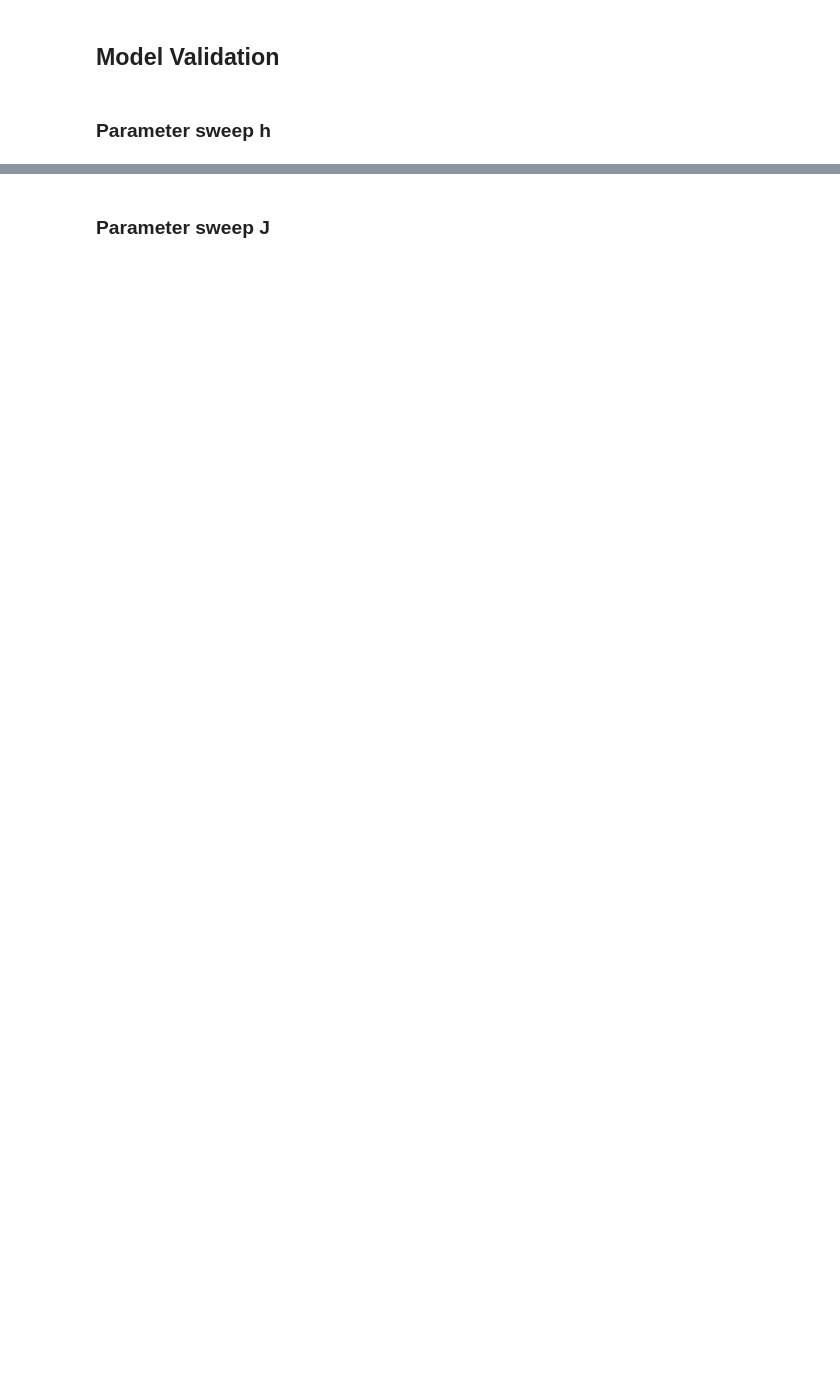
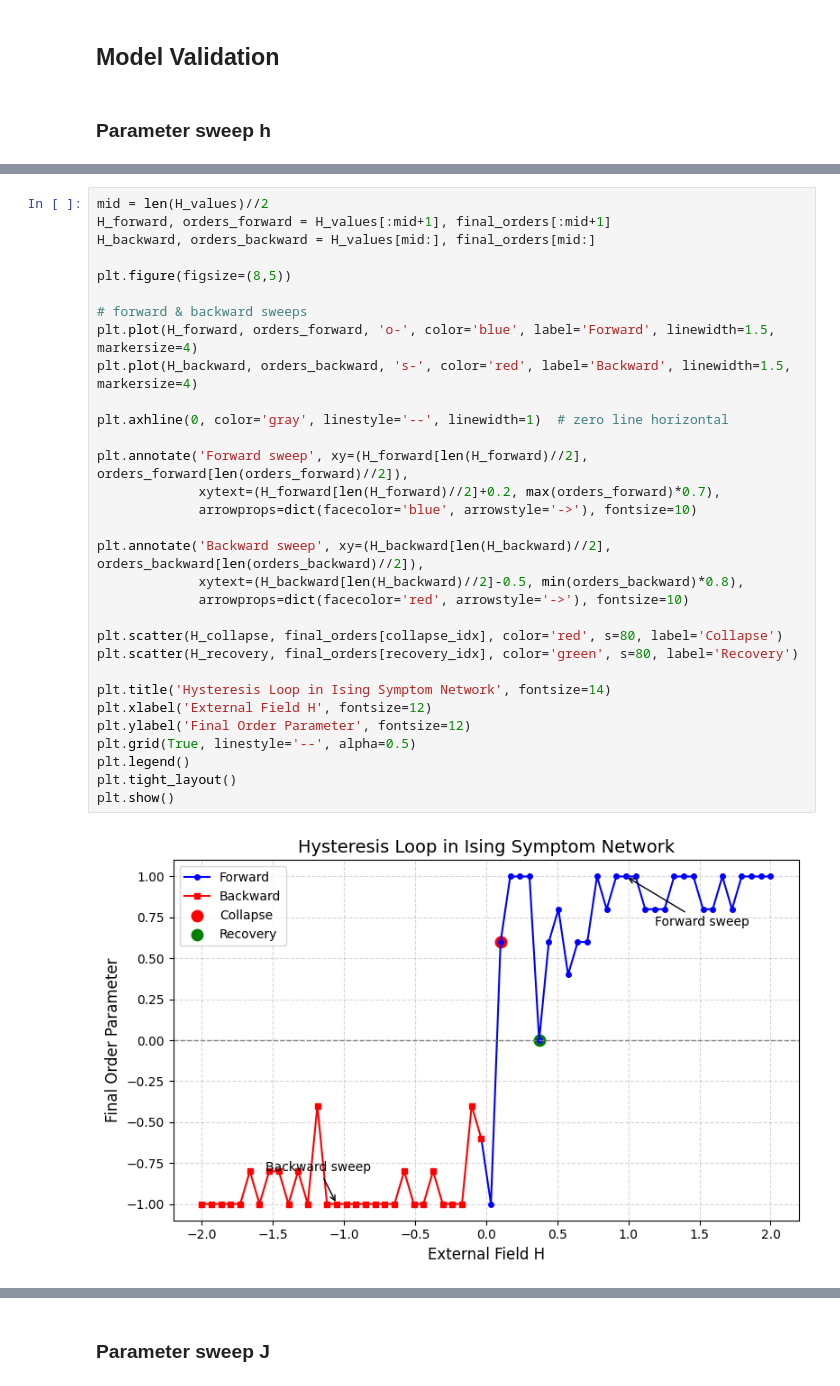
Before and after one commit to kylehtunis/psychopathology_css, a Jupyter notebook: project.ipynb, the cells around one changed output, grey strips where cells are left out. Cells and saved outputs as stored; diff of their text form; blank space fills up the shorter version.

Commit message:
performed h sweep analysis and visualizations

```diff
--- a/project.ipynb
+++ b/project.ipynb
@@ -521,0 +568,33 @@ Video saved successfully.
+# %%
+mid = len(H_values)//2
+H_forward, orders_forward = H_values[:mid+1], final_orders[:mid+1]
+H_backward, orders_backward = H_values[mid:], final_orders[mid:]
+
+plt.figure(figsize=(8,5))
+
+# forward & backward sweeps
+plt.plot(H_forward, orders_forward, 'o-', color='blue', label='Forward', linewidth=1.5, markersize=4)
+plt.plot(H_backward, orders_backward, 's-', color='red', label='Backward', linewidth=1.5, markersize=4)
+
+plt.axhline(0, color='gray', linestyle='--', linewidth=1)  # zero line horizontal
+
+plt.annotate('Forward sweep', xy=(H_forward[len(H_forward)//2], orders_forward[len(orders_forward)//2]),
+             xytext=(H_forward[len(H_forward)//2]+0.2, max(orders_forward)*0.7),
+             arrowprops=dict(facecolor='blue', arrowstyle='->'), fontsize=10)
+
+plt.annotate('Backward sweep', xy=(H_backward[len(H_backward)//2], orders_backward[len(orders_backward)//2]),
+             xytext=(H_backward[len(H_backward)//2]-0.5, min(orders_backward)*0.8),
+             arrowprops=dict(facecolor='red', arrowstyle='->'), fontsize=10)
+
+plt.scatter(H_collapse, final_orders[collapse_idx], color='red', s=80, label='Collapse')
+plt.scatter(H_recovery, final_orders[recovery_idx], color='green', s=80, label='Recovery')
+
+plt.title('Hysteresis Loop in Ising Symptom Network', fontsize=14)
+plt.xlabel('External Field H', fontsize=12)
+plt.ylabel('Final Order Parameter', fontsize=12)
+plt.grid(True, linestyle='--', alpha=0.5)
+plt.legend()
+plt.tight_layout()
+plt.show()
+# %% [output]
+[figure, added]
```
Also changed, not shown: parts of 5 cells of this notebook.
